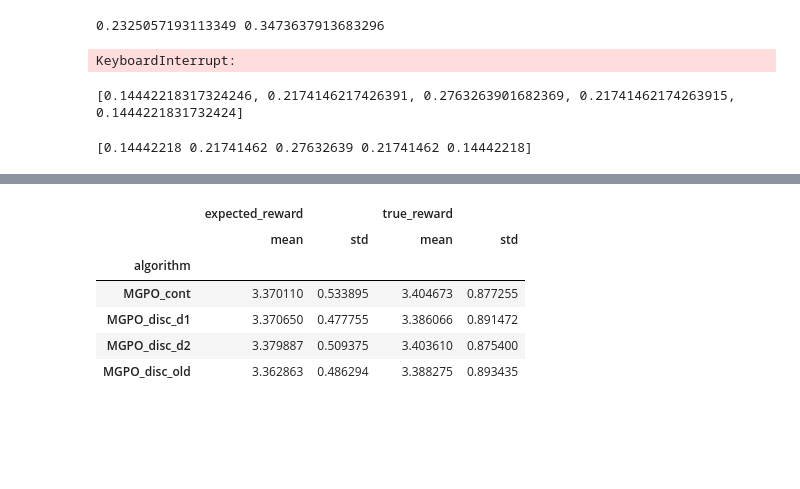
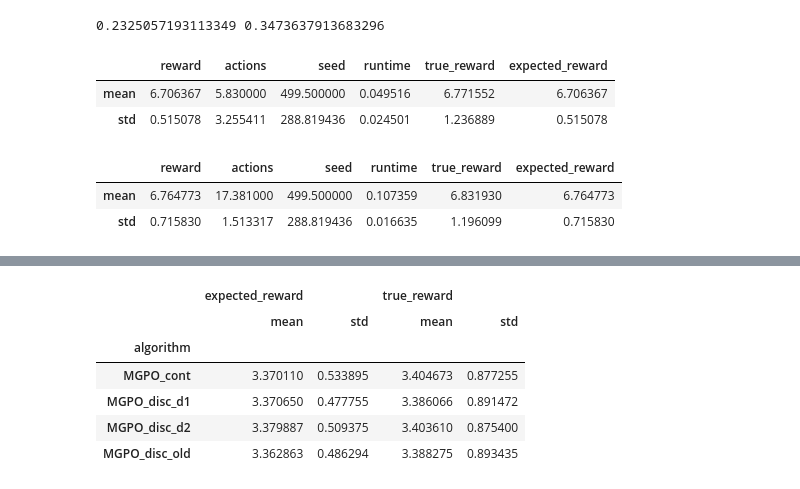
Before and after one commit to lovis-heindrich/MGPS-project-selection, a Jupyter notebook: tests.ipynb, the cells around one changed output, grey strips where cells are left out. Cells and saved outputs as stored; diff of their text form; code cells hidden in the pictures; blank space fills up the shorter version.

Commit message:
fixes to policy

```diff
--- a/tests.ipynb
+++ b/tests.ipynb
@@ -20,5 +23,5 @@ import math
 # %%
-num_projects = 5
+num_projects = 3
 num_criteria = 2
 weights = [1]*2
 expert_stds = [1]*3
@@ -90,35 +93,21 @@ print(voc_disc, voc_cont)
 # %% [output]
 0.2325057193113349 0.3473637913683296
 # %%
-voc_policy_disc_2 = JAS_voc_policy(discrete_observations=True, discrete_depth=2)
-res_voc_disc2 = run_simulation(env, voc_policy_disc_2, start_seed=0, n=200)
+voc_policy_disc_2 = JAS_voc_policy(discrete_observations=True, discrete_depth=1, planning_bonus=0)
+res_voc_disc2 = run_simulation(env, voc_policy_disc_2, start_seed=0, n=1000)
 res_voc_disc2.agg(["mean", "std"])
 # %% [output]
-KeyboardInterrupt:
+|  | reward | actions | seed | runtime | true_reward | expected_reward |
+| mean | 6.706367 | 5.830000 | 499.500000 | 0.049516 | 6.771552 | 6.706367 |
+| std | 0.515078 | 3.255411 | 288.819436 | 0.024501 | 1.236889 | 0.515078 |
-# %%
-node_scale=1
-value = 3
-sample_sigma = 1
-sigma = 1
-
-probs = []
-for obs in range(min_obs, max_obs+1):
-    if obs == min_obs:
-        probs.append(norm.cdf((obs+0.5)*node_scale, value, np.sqrt(sigma**2+sample_sigma**2)))
-    elif obs == max_obs:
-        probs.append(1 - norm.cdf((obs-0.5)*node_scale, value, np.sqrt(sigma**2+sample_sigma**2)))
-    else:
-        probs.append(norm.cdf((obs+0.5)*node_scale, value, np.sqrt(sigma**2+sample_sigma**2)) - norm.cdf((obs-0.5)*node_scale, value, np.sqrt(sigma**2+sample_sigma**2)))
-print(probs)
-# %% [output]
-[0.14442218317324246, 0.2174146217426391, 0.2763263901682369, 0.21741462174263915, 0.1444221831732424]
-# %%
-eval_points = [obs+0.5 for obs in range(min_obs, max_obs)]
-cdf_points = np.array([0] + [norm.cdf((obs)*node_scale, value, np.sqrt(sigma**2+sample_sigma**2)) for obs in eval_points] + [1])
-probs = cdf_points[1:] - cdf_points[:-1]
-print(probs)
-# %% [output]
-[0.14442218 0.21741462 0.27632639 0.21741462 0.14442218]
+# %%
+voc_policy_disc_2 = JAS_voc_policy(discrete_observations=True, discrete_depth=1, planning_bonus=0.02)
+res_voc_disc2 = run_simulation(env, voc_policy_disc_2, start_seed=0, n=1000)
+res_voc_disc2.agg(["mean", "std"])
+# %% [output]
+|  | reward | actions | seed | runtime | true_reward | expected_reward |
+| mean | 6.764773 | 17.381000 | 499.500000 | 0.107359 | 6.831930 | 6.764773 |
+| std | 0.715830 | 1.513317 | 288.819436 | 0.016635 | 1.196099 | 0.715830 |
 # %%
 def compare(config, n=100, seed=0):
     env = MouselabJas(config=config)
```
Also changed, not shown: parts of 1 cell of this notebook, 4 other files.
